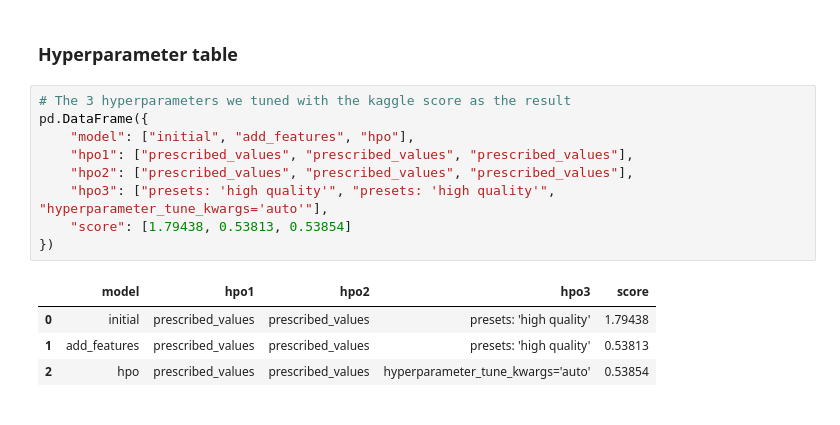
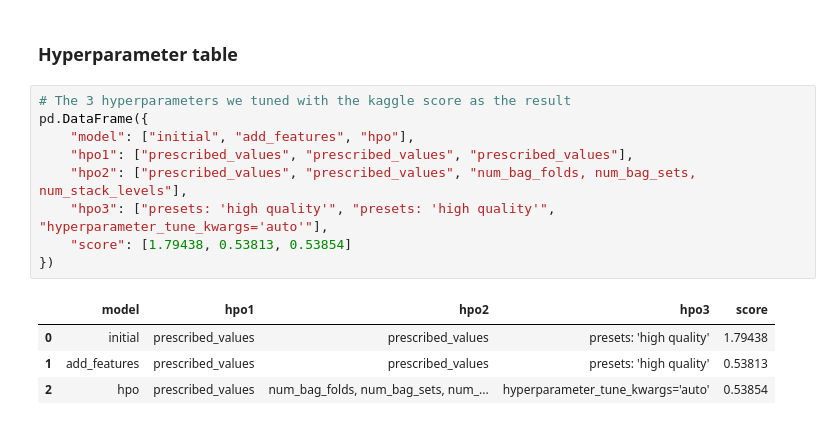
Before and after one commit to Arnit9/Udacity-ML-project-starter, a Jupyter notebook: project/project-notebook(Auto-Gluon).ipynb, the cells around one changed output. Drawn from its saved outputs; the diff is of its cells as text.

```diff
--- a/project/project-notebook(Auto-Gluon).ipynb
+++ b/project/project-notebook(Auto-Gluon).ipynb
@@ -1114,14 +1114,14 @@ fig.savefig('model_test_score.png')
 # %%
 # The 3 hyperparameters we tuned with the kaggle score as the result
 pd.DataFrame({
     "model": ["initial", "add_features", "hpo"],
     "hpo1": ["prescribed_values", "prescribed_values", "prescribed_values"],
-    "hpo2": ["prescribed_values", "prescribed_values", "prescribed_values"],
+    "hpo2": ["prescribed_values", "prescribed_values", "num_bag_folds, num_bag_sets, num_stack_levels"],
     "hpo3": ["presets: 'high quality'", "presets: 'high quality'", "hyperparameter_tune_kwargs='auto'"],
     "score": [1.79438, 0.53813, 0.53854]
 })
 # %% [output]
 |  | model | hpo1 | hpo2 | hpo3 | score |
 | 0 | initial | prescribed_values | prescribed_values | presets: 'high quality' | 1.79438 |
 | 1 | add_features | prescribed_values | prescribed_values | presets: 'high quality' | 0.53813 |
-| 2 | hpo | prescribed_values | prescribed_values | hyperparameter_tune_kwargs='auto' | 0.53854 |
+| 2 | hpo | prescribed_values | num_bag_folds, num_bag_sets, num_... | hyperparameter_tune_kwargs='auto' | 0.53854 |
```
Also changed, not shown: 3 other files.
